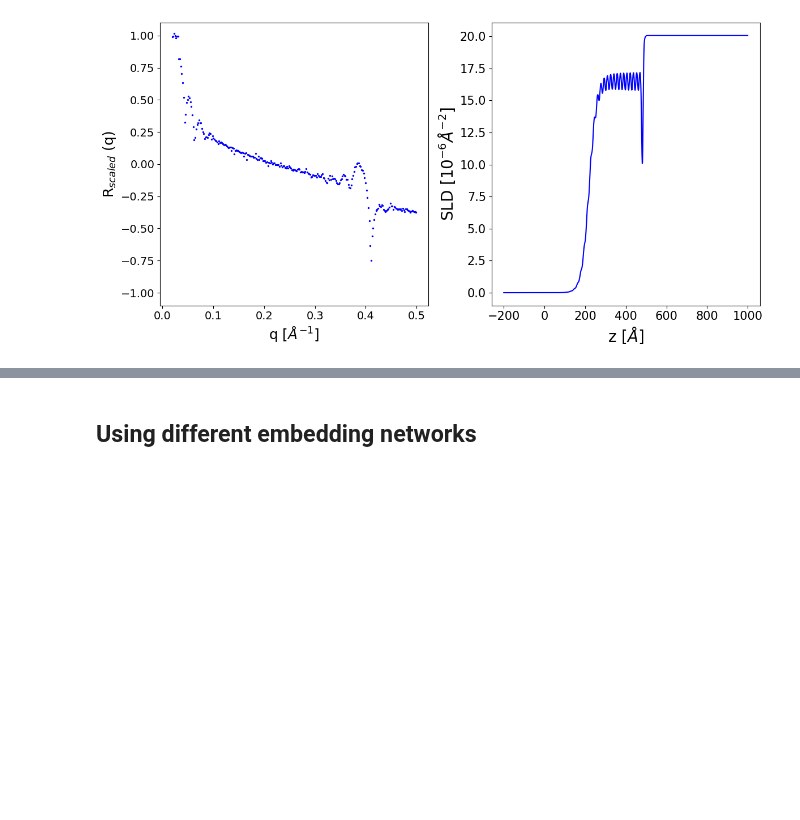
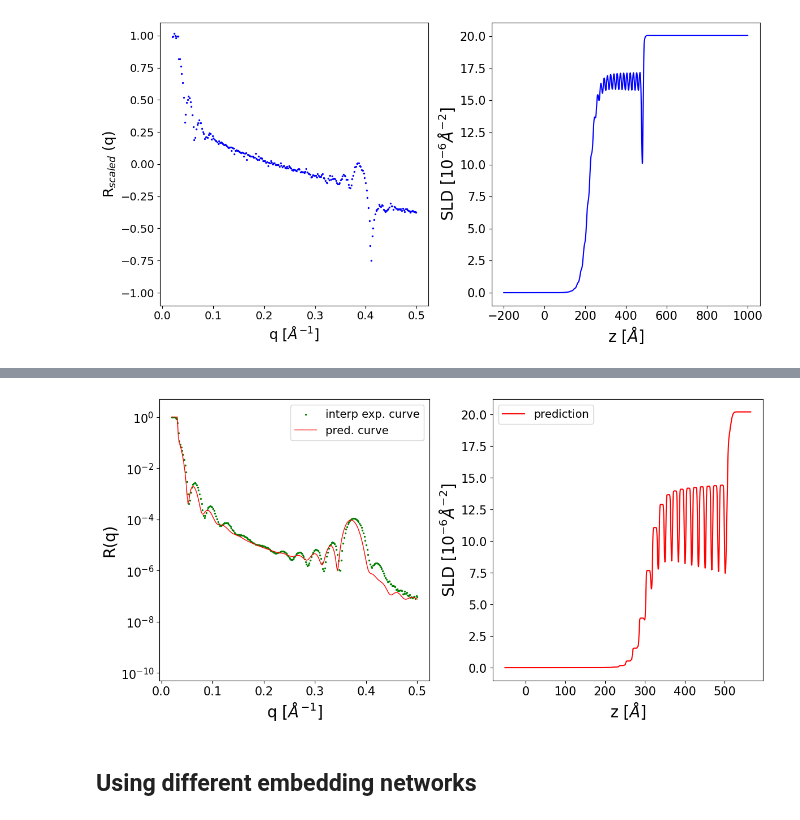
Before and after one commit to schreiber-lab/reflectorch, a Jupyter notebook: docs/advanced_functionality.ipynb, the cells around one changed output, grey strips where cells are left out. Drawn from its saved outputs; the diff is of its cells as text; code cells hidden in the pictures; blank space fills up the shorter version.

```diff
--- a/docs/advanced_functionality.ipynb
+++ b/docs/advanced_functionality.ipynb
@@ -313,0 +318,2 @@ plt.tight_layout()
+# %%
+inference_model = EasyInferenceModel(config_name='c_repeating_multilayer_trained1', device='cuda')
@@ -313,0 +328,91 @@ plt.tight_layout()
+# %%
+multilayer_data_path = '.././exp_data/DIP-nSi_34a.dat'
+
+f = open(multilayer_data_path, 'r')
+lines = f.readlines()
+
+q_vals = []
+intensity_vals = []
+for x in lines:
+    q_vals.append(x.split('\t')[0])
+    intensity_vals.append(x.split('\t')[1])
+
+q_vals = np.array(q_vals, dtype=float)
+intensity_vals = np.array(intensity_vals, dtype=float)
+
+interp_range = [0.02, 0.5]
+interp_points = 256
+q_interp = np.linspace(interp_range[0], interp_range[1], interp_points)
+
+min_q_idx = abs(q_vals - interp_range[0]).argmin()
+max_q_idx = abs(q_vals - interp_range[1]).argmin() + 1
+q = q_vals[min_q_idx:max_q_idx]
+curve = intensity_vals[min_q_idx:max_q_idx]
+exp_curve_interp = interp_reflectivity(q_interp, q, curve)
+
+q_model = inference_model.trainer.loader.q_generator.q.cpu().numpy()
+
+prior_bounds = [
+    (5., 20.), #relative sigmoid center
+    (0., 5.), #relative roughness
+    (-10., 10.), #position of the second sigmoid relative to d_full_rel (units are d_block)
+    (0., 20.), #width of the second sigmoid relative to d_full_rel (units are d_block)
+    (0.6, 0.9), #fractional thickness of one box1 in the monolayer
+    (16., 17.5), #thickness of one monolayer (two boxes stacked together)
+    (0.05, 0.3), #roughness of each interface in the monolayer relative to d_block
+    (5., 20.), ##SLD of box1 in the multilayer
+    (-10, -5), #dr = SLD(box2) - SLD(box1)
+    (0, 1), #relative thickness of phase layer with respect to d_block
+    (0, 1), #relative roughness of phase layer with respect to d_block
+    (5, 15), #SLD of phase layer
+    (5, 10), #thickness SiO2
+    (0, 10), #roughness SiO2
+    (0, 10), #roughness Si
+    (17., 18.), #SLD SiO2
+    (19.5, 20.5), #SLD Si
+]
+
+prediction_dict = inference_model.predict(reflectivity_curve=exp_curve_interp,
+                                          q_values=q_model,
+                                          prior_bounds=prior_bounds,
+                                          clip_prediction=False,
+                                          polish_prediction=False,
+                                          calc_pred_curve=True,
+                                          calc_pred_sld_profile=True,
+                                          )
+
+
+pred_params = prediction_dict['predicted_params_array']
+pred_curve = prediction_dict['predicted_curve']
+
+pred_sld_xaxis = prediction_dict['predicted_sld_xaxis']
+pred_sld_profile = prediction_dict['predicted_sld_profile']
+
+n_layers = inference_model.trainer.loader.prior_sampler.max_num_layers
+for param_name, param_val in zip(prediction_dict["param_names"], pred_params):
+        print(f'{param_name.ljust(20)} : {param_val:.2f}')
+
+fig, ax = plt.subplots(1,2,figsize=(12,6))
+ax[0].set_yscale('log')
+ax[0].set_ylim(0.5e-10, 5)
+ax[0].set_xlabel('q [$Å^{-1}$]', fontsize=20)
+ax[0].set_ylabel('R(q)', fontsize=20)
+ax[0].tick_params(axis='both', which='major', labelsize=15)
+ax[0].tick_params(axis='both', which='minor', labelsize=15)
+y_tick_locations = [10**(-2*i) for i in range(6)]
+ax[0].yaxis.set_major_locator(plt.FixedLocator(y_tick_locations))
+
+ax[0].scatter(q_model, exp_curve_interp, c='g', s=2, label='interp exp. curve')
+ax[0].plot(q_model, pred_curve, c='r', lw=1, label='pred. curve')
+
+ax[0].legend(loc='upper right', fontsize=14);
+
+ax[1].plot(pred_sld_xaxis, pred_sld_profile, c='r', label='prediction')
+ax[1].set_xlabel('z [$Å$]', fontsize=20)
+ax[1].set_ylabel('SLD [$10^{-6} Å^{-2}$]', fontsize=20)
+ax[1].tick_params(axis='both', which='major', labelsize=15)
+ax[1].tick_params(axis='both', which='minor', labelsize=15)
+ax[1].legend(fontsize=14);
+
+plt.tight_layout()
+# %% [output]
@@ -314,3 +436,4 @@ plt.tight_layout()
+[figure, added]
 # %% [markdown]
 ## Using different embedding networks
 # %% [markdown]
```
Also changed, not shown: parts of 4 cells of this notebook, 2 other files.
